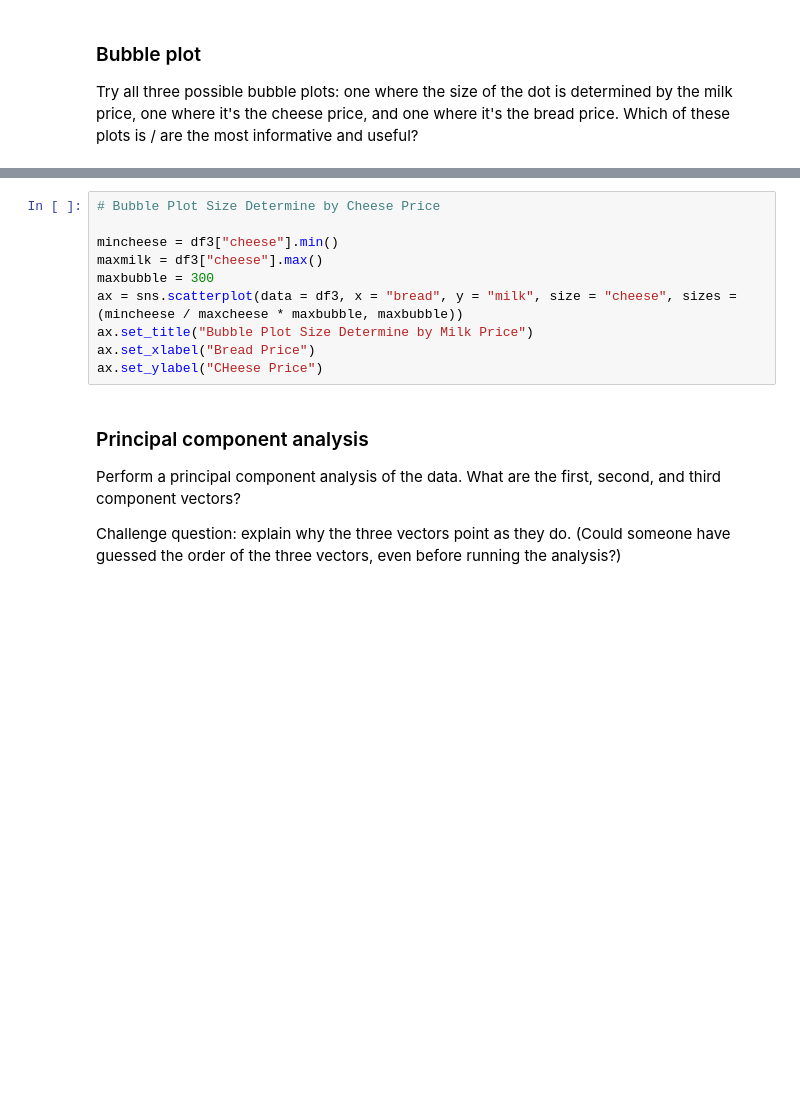
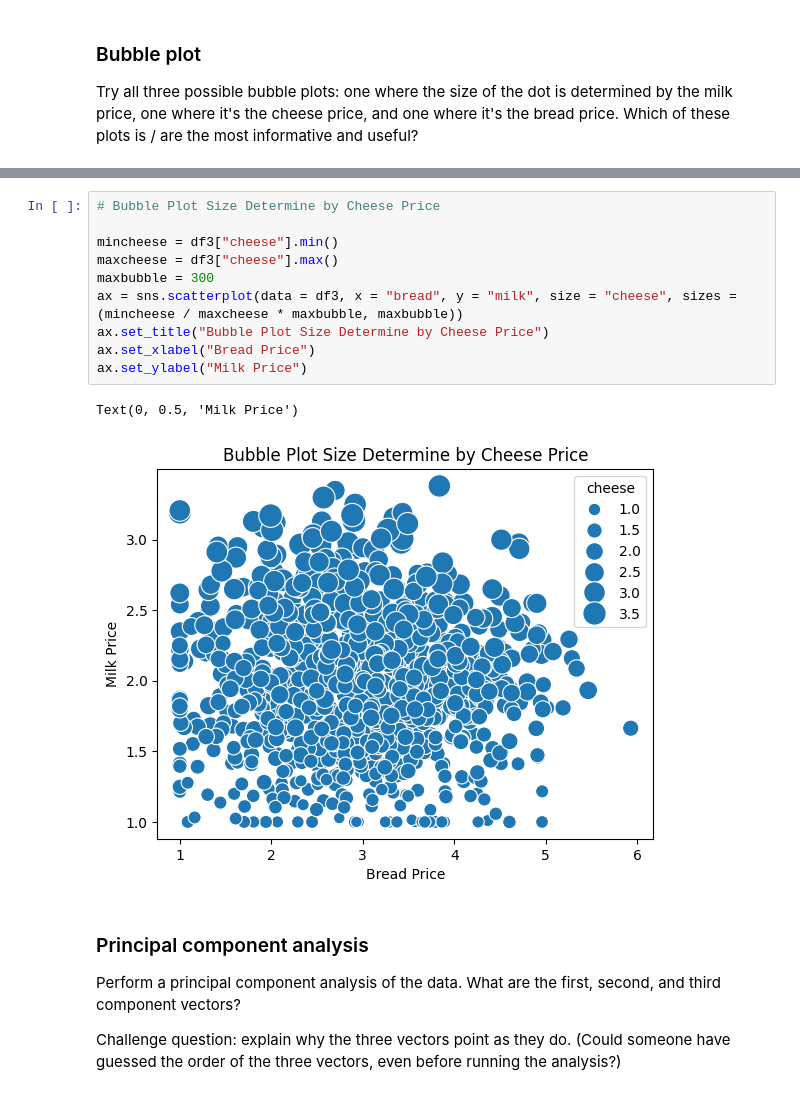
Before and after one commit to Haleymussary00/Module-B-semester-2, a Jupyter notebook: Week8.ipynb, the cells around one changed output, grey strips where cells are left out. Cells and saved outputs as stored; diff of their text form; blank space fills up the shorter version.

```diff
--- a/Week8.ipynb
+++ b/Week8.ipynb
@@ -346,13 +348,16 @@ Text(0, 0.5, 'CHeese Price')
 # %%
 # Bubble Plot Size Determine by Cheese Price
 
 mincheese = df3["cheese"].min()
-maxmilk = df3["cheese"].max()
+maxcheese = df3["cheese"].max()
 maxbubble = 300
 ax = sns.scatterplot(data = df3, x = "bread", y = "milk", size = "cheese", sizes = (mincheese / maxcheese * maxbubble, maxbubble))
-ax.set_title("Bubble Plot Size Determine by Milk Price")
+ax.set_title("Bubble Plot Size Determine by Cheese Price")
 ax.set_xlabel("Bread Price")
-ax.set_ylabel("CHeese Price")
+ax.set_ylabel("Milk Price")
+# %% [output]
+Text(0, 0.5, 'Milk Price')
+[figure, added]
 # %% [markdown]
 ### Principal component analysis
 
```
Also changed, not shown: parts of 12 cells of this notebook.
